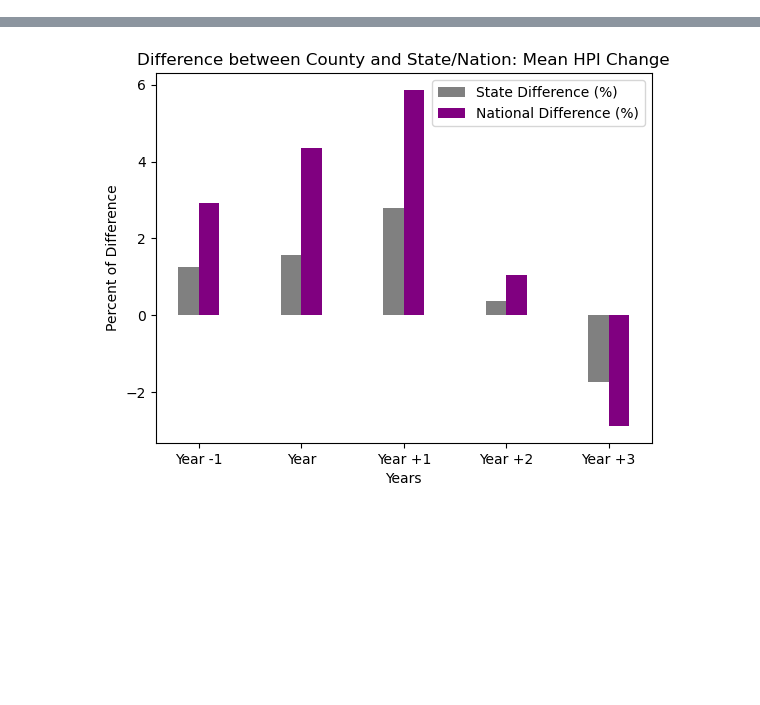
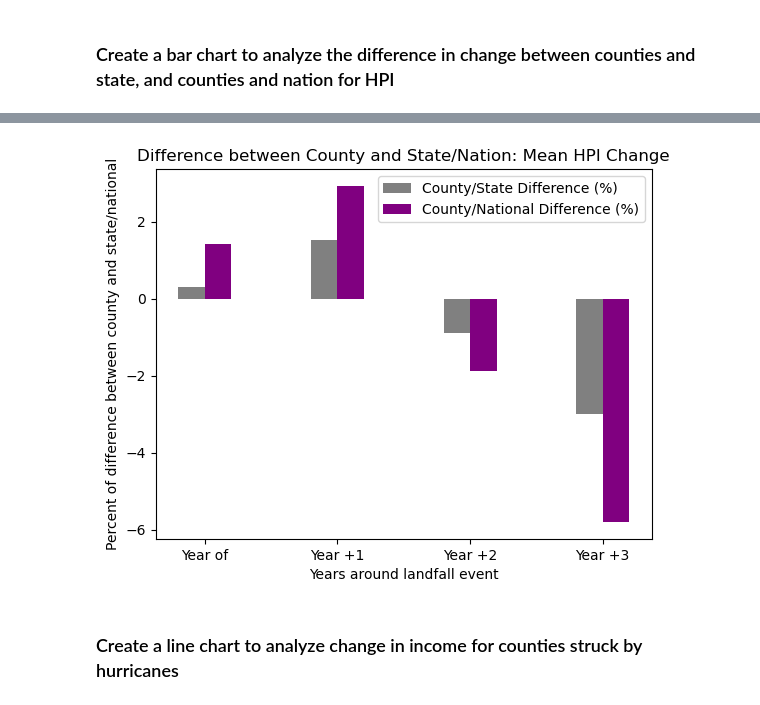
Before and after one commit to chrisadamsv/Dream-Team-Project1, a Jupyter notebook: Project_Data/Data_Analysis.ipynb, the cells around one changed output, grey strips where cells are left out. Cells and saved outputs as stored; diff of their text form; code cells hidden in the pictures; blank space fills up the shorter version.

```diff
--- a/Project_Data/Data_Analysis.ipynb
+++ b/Project_Data/Data_Analysis.ipynb
@@ -57,0 +24,8 @@ bea_hpi_df.head()
+# %%
+# Upload formatted landfall dataset
+formatted_landfall_df = pd.read_csv("Resources/formatted_landfall.csv")
+
+# Upload formatted merged costliness and economic dataset
+costliness_bea_hpi_df = pd.read_csv('Output_CSVs/costliness_bea_hpi_data.csv')
+# Drop duplicates
+costliness_bea_hpi_df = costliness_bea_hpi_df.drop_duplicates(subset=['Storm Name','County'])
@@ -183,50 +172,62 @@ Mean HPI Change by State
+# %% [markdown]
+### Create a bar chart to analyze the difference in change between counties and state, and counties and nation for HPI
 # %%
+# Calculate the difference in the 'Year -1' for state and county
 prev_state_hpi_dif = (prev_hpi_ac_mean-state_prev_hpi_ac_mean).round(2)
-state_hpi_dif = (hpi_ac_mean-state_hpi_ac_mean).round(2)
-state_hpi_dif1 = (hpi_ac1_mean-state_hpi_ac1_mean).round(2)
-state_hpi_dif2 = (hpi_ac2_mean-state_hpi_ac2_mean).round(2)
-state_hpi_dif3 = (hpi_ac3_mean-state_hpi_ac3_mean).round(2)
 
+# Subtract these values from the 'prev_state_hpi_dif' above to caluclate the difference in change
+state_hpi_dif = ((hpi_ac_mean-state_hpi_ac_mean)-prev_state_hpi_dif).round(2)
+state_hpi_dif1 = ((hpi_ac1_mean-state_hpi_ac1_mean)-prev_state_hpi_dif).round(2)
+state_hpi_dif2 = ((hpi_ac2_mean-state_hpi_ac2_mean)-prev_state_hpi_dif).round(2)
+state_hpi_dif3 = ((hpi_ac3_mean-state_hpi_ac3_mean)-prev_state_hpi_dif).round(2)
+
+# Calculate the difference in the 'Year -1' for nation and county
 prev_nat_hpi_dif = (prev_hpi_ac_mean-nat_prev_hpi_ac_mean).round(2)
-nat_hpi_dif = (hpi_ac_mean-nat_hpi_ac_mean).round(2)
-nat_hpi_dif1 = (hpi_ac1_mean-nat_hpi_ac1_mean).round(2)
-nat_hpi_dif2 = (hpi_ac2_mean-nat_hpi_ac2_mean).round(2)
-nat_hpi_dif3 = (hpi_ac3_mean-nat_hpi_ac3_mean).round(2)
 
+# Subtract these values from the 'prev_nat_hpi_dif' above to caluclate the difference in change
+nat_hpi_dif = ((hpi_ac_mean-nat_hpi_ac_mean)-prev_nat_hpi_dif).round(2)
+nat_hpi_dif1 = ((hpi_ac1_mean-nat_hpi_ac1_mean)-prev_nat_hpi_dif).round(2)
+nat_hpi_dif2 = ((hpi_ac2_mean-nat_hpi_ac2_mean)-prev_nat_hpi_dif).round(2)
+nat_hpi_dif3 = ((hpi_ac3_mean-nat_hpi_ac3_mean)-prev_nat_hpi_dif).round(2)
+
+# Print the results
 print('-----------------------------------------------------------------')
-print('Difference between County and State: Mean HPI Change')
-print(f'    Year -1:    {prev_state_hpi_dif}')
+print('Difference in Mean HPI Change between County and State')
 print(f'    Year of:    {state_hpi_dif}')
 print(f'    Year +1:    {state_hpi_dif1}')
 print(f'    Year +2:    {state_hpi_dif2}')
 print(f'    Year +3:    {state_hpi_dif3}')
 print('-----------------------------------------------------------------')
-print('Difference between County and Nation: Mean HPI Change')
-print(f'    Year -1:    {prev_nat_hpi_dif}')
+print('Difference in Mean HPI Change between County and Nation')
 print(f'    Year of:    {nat_hpi_dif}')
 print(f'    Year +1:    {nat_hpi_dif1}')
 print(f'    Year +2:    {nat_hpi_dif2}')
 print(f'    Year +3:    {nat_hpi_dif3}')
 print('-----------------------------------------------------------------')
 
-bars = ['Year -1','Year','Year +1','Year +2','Year +3']
-state_hpi_difs = [prev_state_hpi_dif,state_hpi_dif,state_hpi_dif1,state_hpi_dif2,state_hpi_dif3]
-nat_hpi_difs = [prev_nat_hpi_dif,nat_hpi_dif,nat_hpi_dif1,nat_hpi_dif2,nat_hpi_dif3]
+# Create a list for the bars in the graph below
+bars = ['Year of','Year +1','Year +2','Year +3']
 
+# Create lists to store the data created above
+state_hpi_difs = [state_hpi_dif,state_hpi_dif1,state_hpi_dif2,state_hpi_dif3]
+nat_hpi_difs = [nat_hpi_dif,nat_hpi_dif1,nat_hpi_dif2,nat_hpi_dif3]
+
+# Plot a bar chart for the data above
 x_axis = np.arange(len(bars))
+plt.bar(x_axis - 0.1, state_hpi_difs, 0.2, color='gray',label = 'County/State Difference (%)')
+plt.bar(x_axis + 0.1, nat_hpi_difs, 0.2, color='purple',label = 'County/National Difference (%)')
 
-plt.bar(x_axis - 0.1, state_hpi_difs, 0.2, color='gray',label = 'State Difference (%)')
-plt.bar(x_axis + 0.1, nat_hpi_difs, 0.2, color='purple',label = 'National Difference (%)')
-
+# Format the bar chart
 plt.xticks(x_axis, bars)
-plt.xlabel("Years")
-plt.ylabel("Percent of Difference")
+plt.xlabel("Years around landfall event")
+plt.ylabel("Percent of difference between county and state/national")
 plt.title("Difference between County and State/Nation: Mean HPI Change")
 plt.legend()
 
-#Save the figure
-plt.savefig('Graphs/HPI_bar.png')
+# Save the figure
+plt.savefig('Output_Data_Charts/HPI_bar.png')
 
+# Display the chart
 plt.show()
 # %% [output]
 -----------------------------------------------------------------
@@ -246,3 +245,5 @@ Difference between County and Nation: Mean HPI Change
 -----------------------------------------------------------------
-[figure, old version]
+[figure, new version]
+# %% [markdown]
+### Create a line chart to analyze change in income for counties struck by hurricanes
 # %%
```
Also changed, not shown: parts of 23 cells of this notebook, 26 other files.
